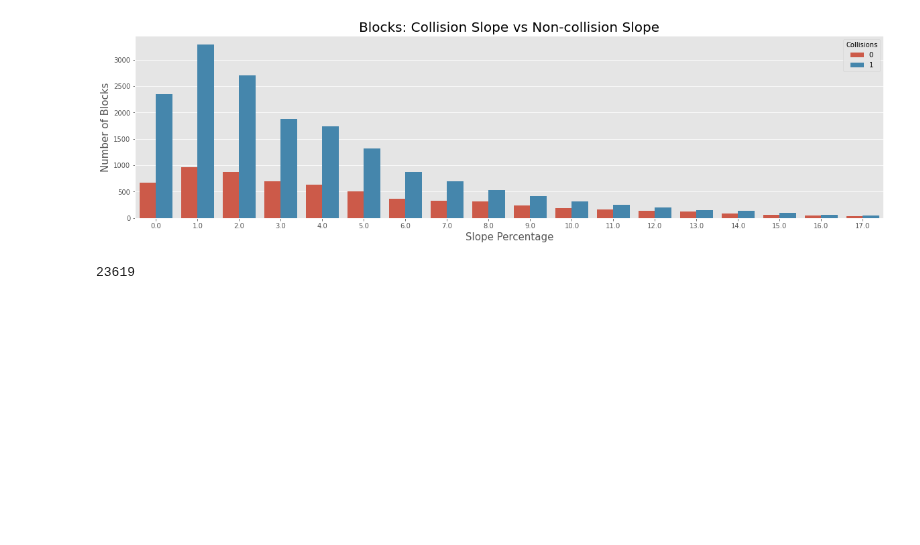
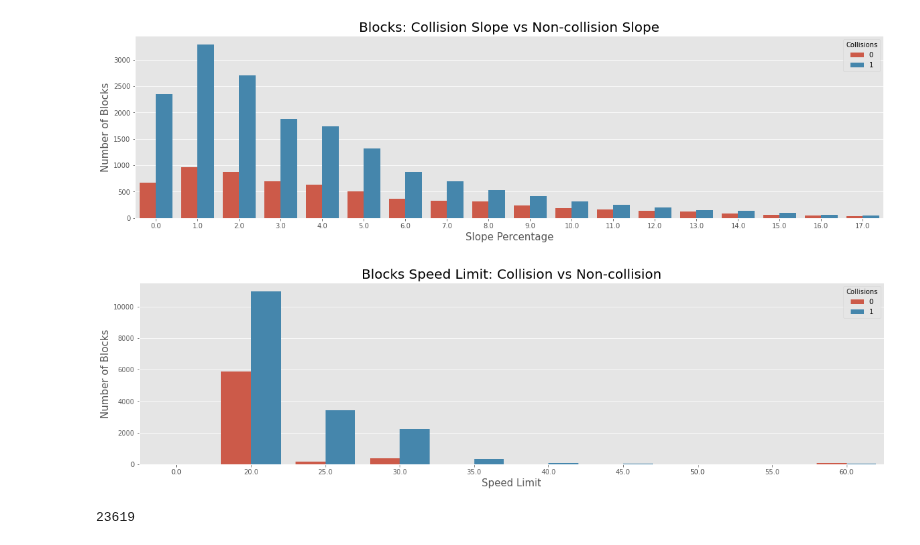
Before and after one commit to DataCircles/traffic_collisions_ml_team1, a Jupyter notebook: notebooks/cindy_severity_eda.ipynb, the cells around one changed output. Saved outputs shown, nothing was run; the diff lists cells and outputs as text; code cells hidden in the pictures; blank space fills up the shorter version.

Commit message:
add blocks speed limit

```diff
--- a/notebooks/cindy_severity_eda.ipynb
+++ b/notebooks/cindy_severity_eda.ipynb
@@ -181,6 +178,18 @@ ax.legend(labels=[0,1], title='Collisions', fontsize=10)
 # plt.savefig('../reports/figures/blocks_slope.png')
 # %% [output]
 [figure]
+# %%
+fig, ax = plt.subplots(figsize=(20,5))
+
+sns.countplot(blocks['speedlimit'], hue=blocks['collisions'])
+ax.set_title('Blocks Speed Limit: Collision vs Non-collision',  fontsize=20, color='black');
+ax.set_ylabel('Number of Blocks', fontsize=15)
+ax.set_xlabel('Speed Limit',  fontsize=15)
+ax.legend(labels=[0,1], title='Collisions', fontsize=10)
+
+plt.savefig('../reports/figures/blocks_splimit.png')
+# %% [output]
+[figure, added]
 # %%
 len(blocks)
 # %% [output]
```
Also changed, not shown: parts of 6 cells of this notebook, 1 other file.
